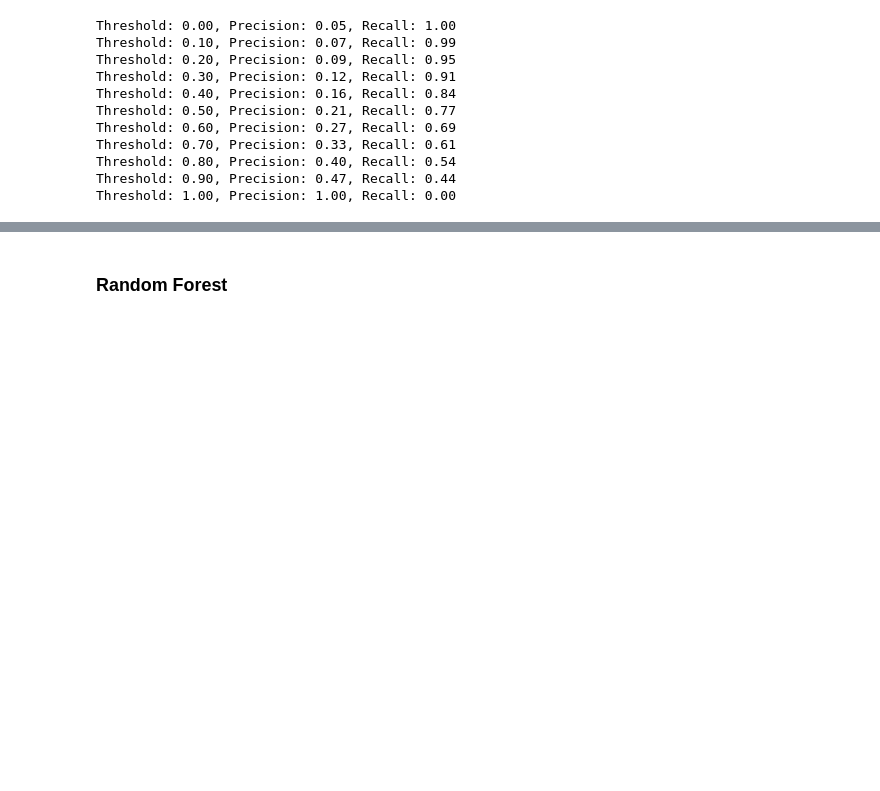
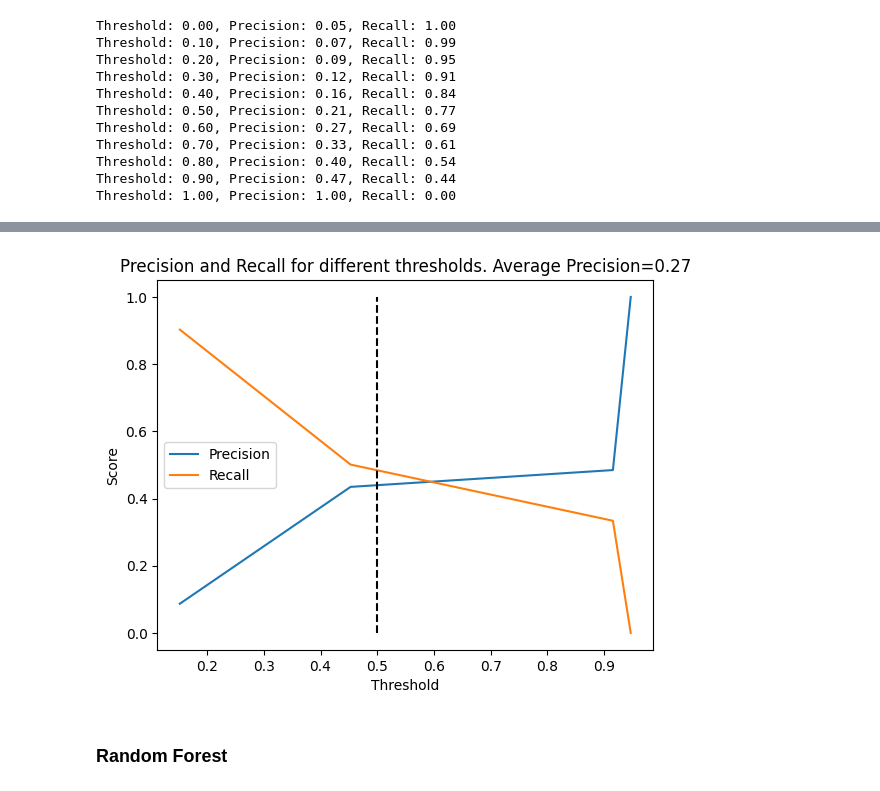
Before and after one commit to anuvrat-umich/siads_capstone, a Jupyter notebook: src/model.ipynb, the cells around one changed output, grey strips where cells are left out. Saved outputs shown, nothing was run; the diff lists cells and outputs as text; code cells hidden in the pictures; blank space fills up the shorter version.

```diff
--- a/src/model.ipynb
+++ b/src/model.ipynb
@@ -472,3 +568,17 @@ Feature importance:
+# %%
+# Plot Precision and Recall for different thresholds
+plt.plot(thresholds, precision[1:], label="Precision")
+plt.plot(thresholds, recall[1:], label="Recall")
+plt.vlines(x=0.5, ymin=0, ymax=1, colors='black', linestyles='--')
+plt.xlabel("Threshold")
+plt.ylabel("Score")
+plt.legend()
+plt.title(
+    f"Precision and Recall for different thresholds. Average Precision={average_precision:0.2f}"
+)
+plt.show()
+# %% [output]
+[figure, added]
 # %% [markdown]
 ### Random Forest
 # %% [markdown]
```
Also changed, not shown: parts of 14 cells of this notebook, 1 other file.
